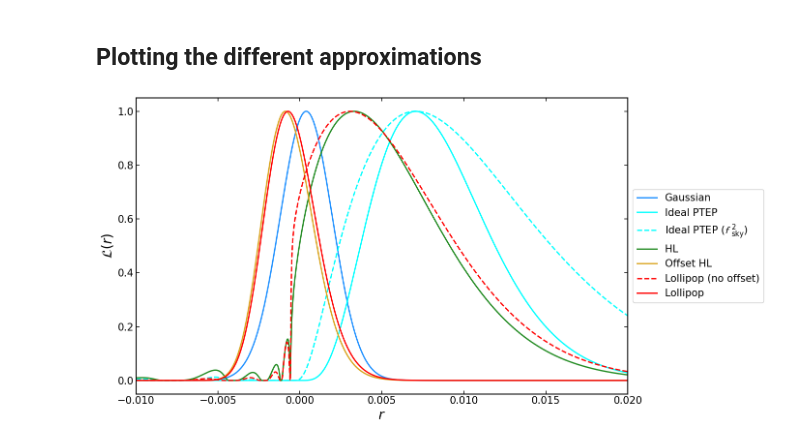
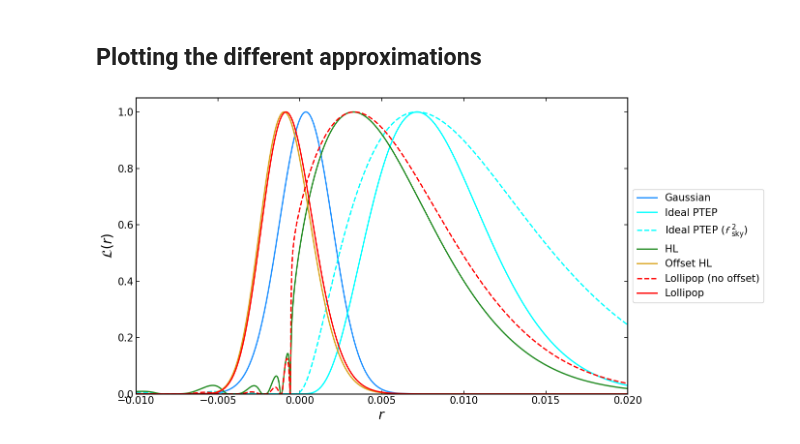
Before and after one commit to ggalloni/LB_handson, a Jupyter notebook: comparing_approximations.ipynb, the cells around one changed output. Cells and saved outputs as stored; diff of their text form; code cells hidden in the pictures.

```diff
--- a/comparing_approximations.ipynb
+++ b/comparing_approximations.ipynb
@@ -96,25 +96,26 @@ colors = [
 # %%
 plt.figure(figsize=[14, 7])
 
 plt.plot(r005s, np.exp(-0.5*np.mean(fiducial_gaussian, axis=1))/np.max(np.exp(-0.5*np.mean(fiducial_gaussian, axis=1))), label = "Gaussian", color=colors[0])
 
 plt.plot(r005s, np.exp(-0.5*np.mean(ideal_ptep, axis=1))/np.max(np.exp(-0.5*np.mean(ideal_ptep, axis=1))), label = "Ideal PTEP", color=colors[1])
 
 plt.plot(r005s, np.exp(-0.5*np.mean(ideal_ptep_fsky_squared, axis=1))/np.max(np.exp(-0.5*np.mean(ideal_ptep_fsky_squared, axis=1))), label = r"Ideal PTEP ($\mathcal{f}\ _{\rm sky}^2$)", color=colors[1], ls="--")
 
 plt.plot(r005s, np.exp(-0.5*np.mean(hl_likelihood, axis=1))/np.max(np.exp(-0.5*np.mean(hl_likelihood, axis=1))), label = "HL", color=colors[2])
 
 plt.plot(r005s, np.exp(-0.5*np.mean(ohl_likelihood, axis=1))/np.max(np.exp(-0.5*np.mean(ohl_likelihood, axis=1))), label = "Offset HL", color=colors[3])
 
 plt.plot(r005s, np.exp(-0.5*np.mean(lollipop_no_offset, axis=1))/np.max(np.exp(-0.5*np.mean(lollipop_no_offset, axis=1))), label = "Lollipop (no offset)", color=colors[4], ls="--")
 
 plt.plot(r005s, np.exp(-0.5*np.mean(lollipop, axis=1))/np.max(np.exp(-0.5*np.mean(lollipop, axis=1))), label = "Lollipop", color=colors[4])
 
 plt.xlabel(r"$r$")
 plt.ylabel(r"$\mathcal{L}(r)$")
 
 plt.legend(loc = "center left", frameon = True, framealpha = 1, bbox_to_anchor=(1, 0.5))
 plt.xlim([-0.01, 0.02])
+plt.ylim([0.0, 1.05])
 plt.show()
 # %% [output]
-[figure, old version]
+[figure, new version]
```
Also changed, not shown: parts of 1 cell of this notebook, 3 other files.
